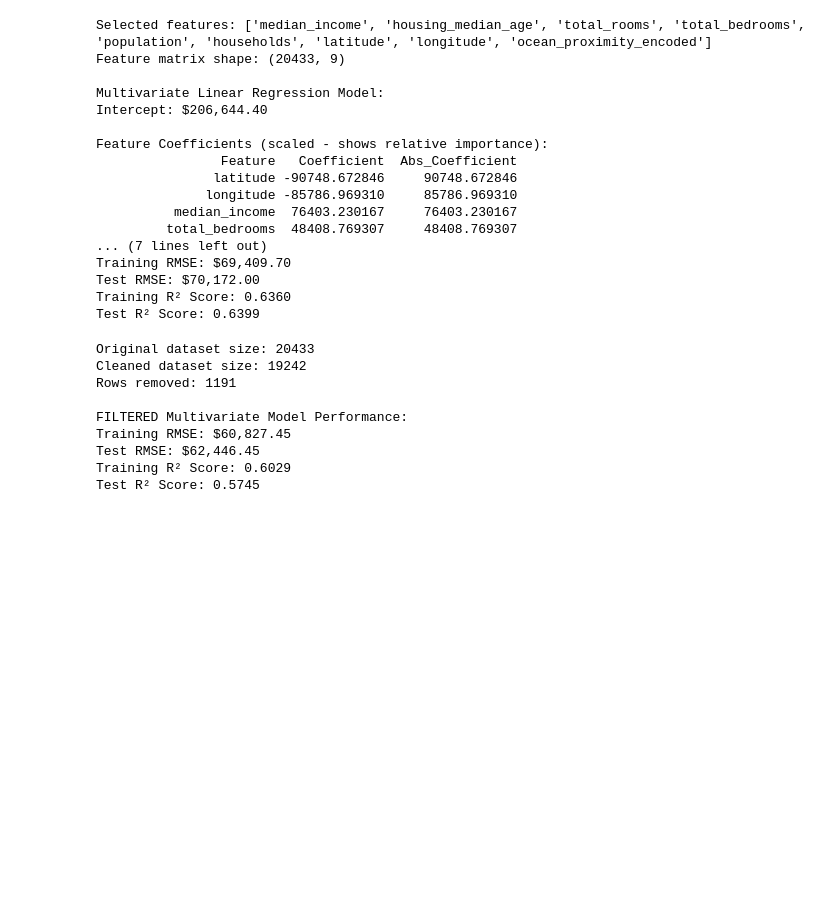
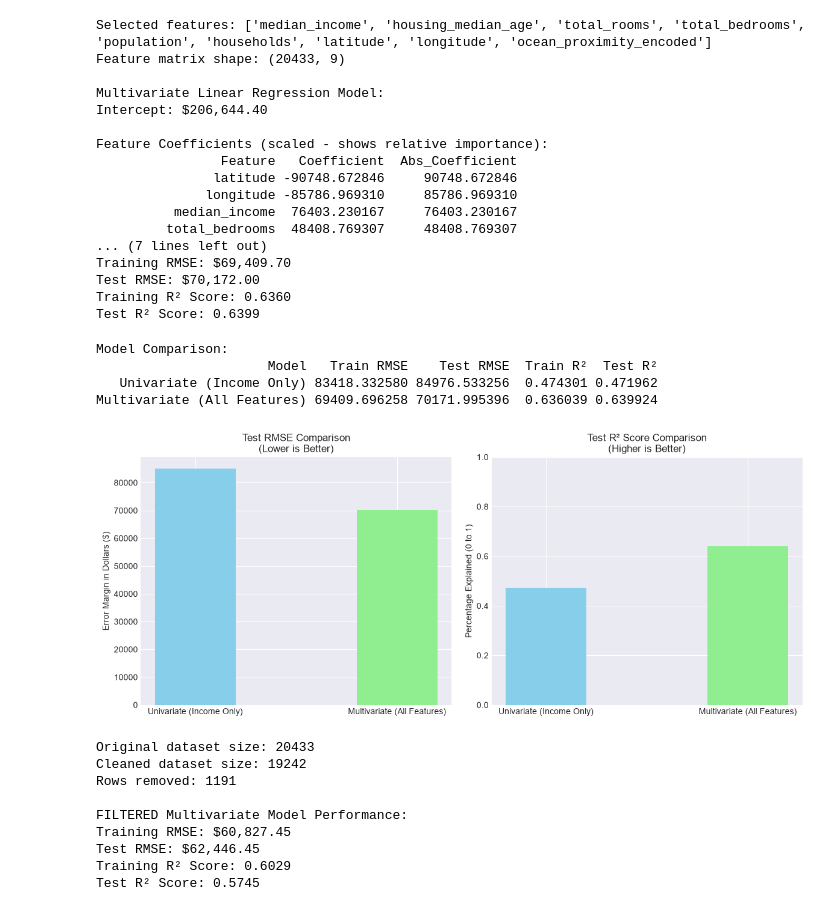
Before and after one commit to Ruth652/Qiyas_AI, a Jupyter notebook: Qiyas-learning-path/notebooks/house_price_prediction.ipynb, the cells around one changed output. Drawn from its saved outputs; the diff is of its cells as text; code cells hidden in the pictures; blank space fills up the shorter version.

Commit message:
add performance comparision for multivariant and univariant

```diff
--- a/Qiyas-learning-path/notebooks/house_price_prediction.ipynb
+++ b/Qiyas-learning-path/notebooks/house_price_prediction.ipynb
@@ -352,6 +336,41 @@ Training RMSE: $69,409.70
 Test RMSE: $70,172.00
 Training R² Score: 0.6360
 Test R² Score: 0.6399
+# %%
+
+comparison = pd.DataFrame({
+    'Model': ['Univariate (Income Only)', 'Multivariate (All Features)'],
+    'Train RMSE': [train_rmse, train_rmse_multi],
+    'Test RMSE': [test_rmse, test_rmse_multi],
+    'Train R²': [train_r2, train_r2_multi],
+    'Test R²': [test_r2, test_r2_multi]
+})
+
+print("Model Comparison:")
+print(comparison.to_string(index=False))
+
+# 2. Visual comparison
+fig, axes = plt.subplots(1, 2, figsize=(12, 5))
+
+# RMSE Chart (Test RMSE)
+axes[0].bar(comparison['Model'], comparison['Test RMSE'], color=['skyblue', 'lightgreen'], width=0.4)
+axes[0].set_title("Test RMSE Comparison\n(Lower is Better)")
+axes[0].set_ylabel("Error Margin in Dollars ($)")
+
+# R² Score Chart (Test R²)
+axes[1].bar(comparison['Model'], comparison['Test R²'], color=['skyblue', 'lightgreen'], width=0.4)
+axes[1].set_title("Test R² Score Comparison\n(Higher is Better)")
+axes[1].set_ylabel("Percentage Explained (0 to 1)")
+axes[1].set_ylim(0, 1)
+
+plt.tight_layout()
+plt.show()
+# %% [output]
+Model Comparison:
+                      Model   Train RMSE    Test RMSE  Train R²  Test R²
+   Univariate (Income Only) 83418.332580 84976.533256  0.474301 0.471962
+Multivariate (All Features) 69409.696258 70171.995396  0.636039 0.639924
+[figure, added]
 # %%
 # MULTIVARIATE REGRESSION (FILTERED CLEAN DATA)
 # 1. Filter out the artificial price floors and ceilings
```
Also changed, not shown: parts of 2 cells of this notebook.
